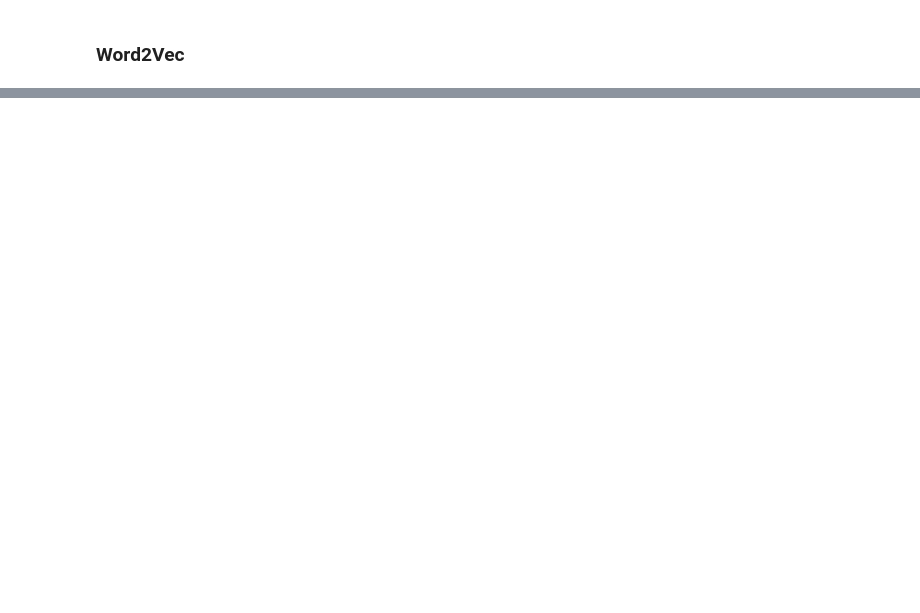
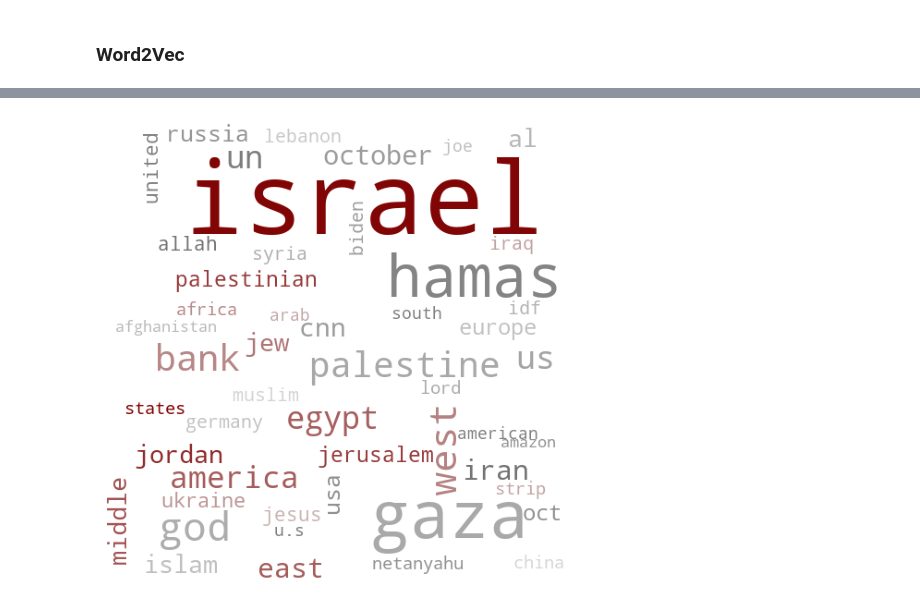
Before and after one commit to macs30122-winter24/final-project-chattbd, a Jupyter notebook: cleaning_yt_ethan.ipynb, the cells around one changed output, grey strips where cells are left out. Saved outputs shown, nothing was run; the diff lists cells and outputs as text; code cells hidden in the pictures; blank space fills up the shorter version.

```diff
--- a/cleaning_yt_ethan.ipynb
+++ b/cleaning_yt_ethan.ipynb
@@ -424,0 +467,5 @@ ip_df.to_pickle("ip_df_new.pkl")
+# %%
+# for idea how to collapse the list of lists into one list
+# https://stackoverflow.com/questions/30885005/pandas-series-of-lists-to-one-series
+# create a series of all POS tags for each word in the social media data
+all_sm_POS = pd.Series(all_sm.POS_sents.explode().explode().dropna()).reset_index(drop=True)
@@ -424,0 +561,22 @@ ip_df.to_pickle("ip_df_new.pkl")
+# %%
+# cond Freq Dist for all POS tags
+all_sm_cfdist_POStoWord = nltk.ConditionalFreqDist((p, w) for w, p in sm_POS_no_stops)
+# Frequency distribution
+freq_dist_nnps = all_sm_cfdist_POStoWord["NNPS"]
+# %%
+freq_dist_nnp = all_sm_cfdist_POStoWord["NNP"]
+# word cloud for proper nouns
+wc = wordcloud.WordCloud(width=1000, height=1000, max_words=50,
+                                colormap=cmap, background_color='white',
+                                mode='RGBA', scale=.5
+                                ).generate_from_frequencies(freq_dist_nnp)
+
+
+
+# Display the word cloud
+plt.figure(figsize=(10, 6))
+plt.imshow(wc)
+plt.axis('off')
+plt.show()
+# %% [output]
+[figure, added]
```
Also changed, not shown: parts of 34 cells of this notebook, 1 other file.
